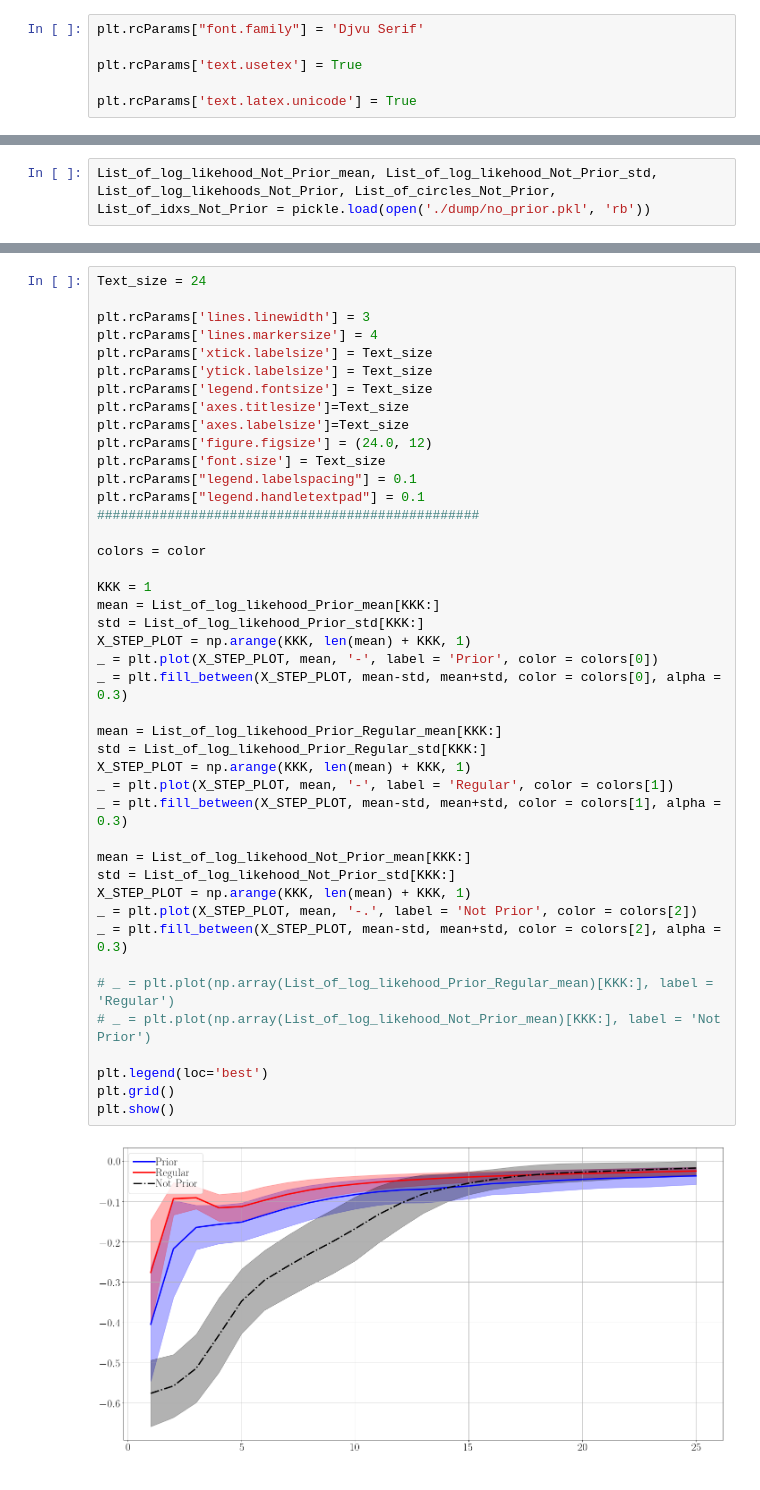
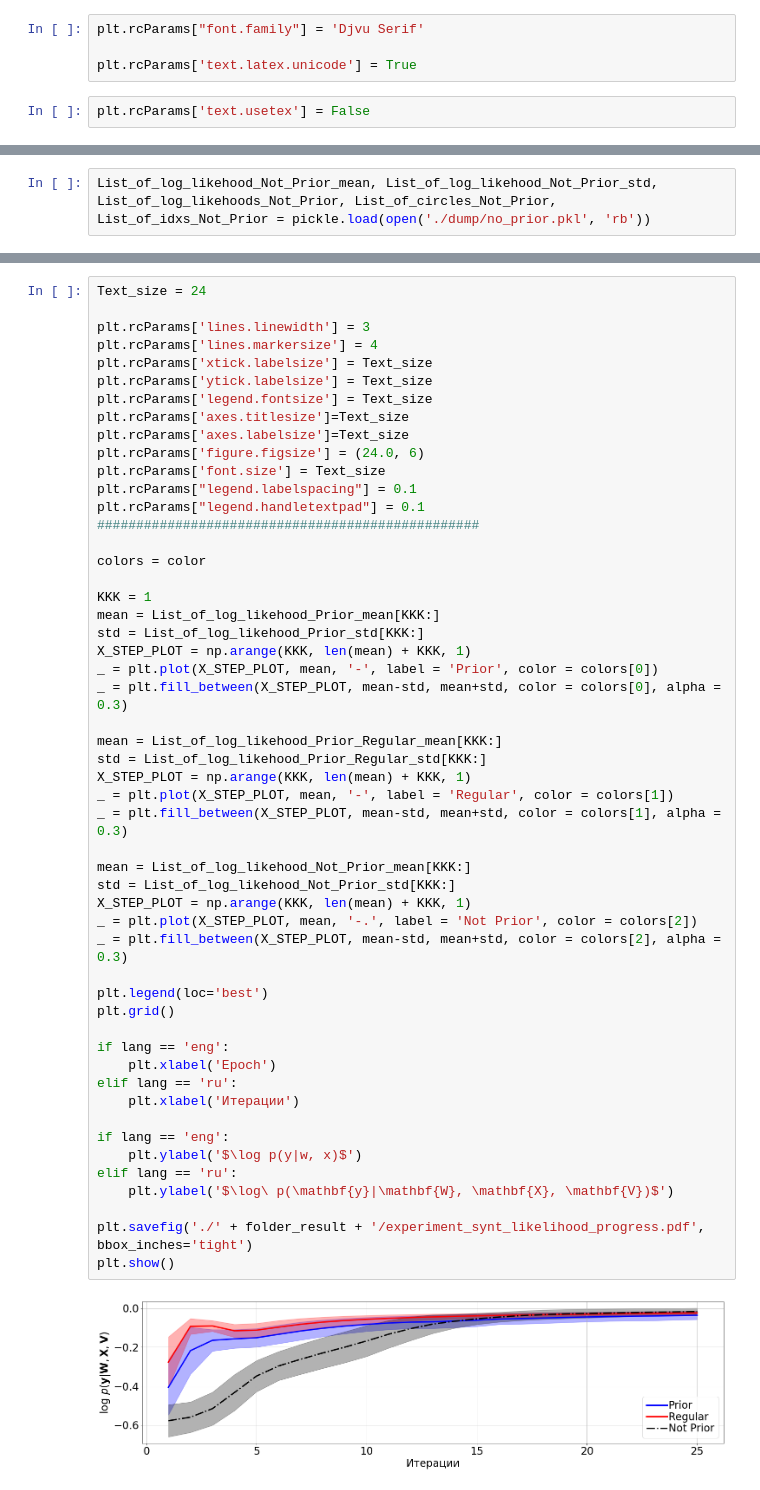
Before and after one commit to andriygav/EMprior, a Jupyter notebook: code/graph.ipynb, the cells around one changed output, grey strips where cells are left out. Saved outputs shown, nothing was run; the diff lists cells and outputs as text.

Commit message:
add experiment with noise

```diff
--- a/code/graph.ipynb
+++ b/code/graph.ipynb
@@ -36,9 +36,9 @@ folder_result = 'result'
 # %%
 plt.rcParams["font.family"] = 'Djvu Serif'
 
-plt.rcParams['text.usetex'] = True
-
 plt.rcParams['text.latex.unicode'] = True
+# %%
+plt.rcParams['text.usetex'] = False
 # %%
 plt.rcParams['text.latex.preamble'] = [r'\usepackage[utf8x]{inputenc}',
                                        r'\usepackage[english,russian]{babel}',
@@ -1108,38 +1066,47 @@ plt.rcParams['ytick.labelsize'] = Text_size
 plt.rcParams['legend.fontsize'] = Text_size
 plt.rcParams['axes.titlesize']=Text_size
 plt.rcParams['axes.labelsize']=Text_size
-plt.rcParams['figure.figsize'] = (24.0, 12)
+plt.rcParams['figure.figsize'] = (24.0, 6)
 plt.rcParams['font.size'] = Text_size
 plt.rcParams["legend.labelspacing"] = 0.1
 plt.rcParams["legend.handletextpad"] = 0.1
 #################################################
 
 colors = color
 
 KKK = 1
 mean = List_of_log_likehood_Prior_mean[KKK:]
 std = List_of_log_likehood_Prior_std[KKK:]
 X_STEP_PLOT = np.arange(KKK, len(mean) + KKK, 1)
 _ = plt.plot(X_STEP_PLOT, mean, '-', label = 'Prior', color = colors[0])
 _ = plt.fill_between(X_STEP_PLOT, mean-std, mean+std, color = colors[0], alpha = 0.3)
 
 mean = List_of_log_likehood_Prior_Regular_mean[KKK:]
 std = List_of_log_likehood_Prior_Regular_std[KKK:]
 X_STEP_PLOT = np.arange(KKK, len(mean) + KKK, 1)
 _ = plt.plot(X_STEP_PLOT, mean, '-', label = 'Regular', color = colors[1])
 _ = plt.fill_between(X_STEP_PLOT, mean-std, mean+std, color = colors[1], alpha = 0.3)
 
 mean = List_of_log_likehood_Not_Prior_mean[KKK:]
 std = List_of_log_likehood_Not_Prior_std[KKK:]
 X_STEP_PLOT = np.arange(KKK, len(mean) + KKK, 1)
 _ = plt.plot(X_STEP_PLOT, mean, '-.', label = 'Not Prior', color = colors[2])
 _ = plt.fill_between(X_STEP_PLOT, mean-std, mean+std, color = colors[2], alpha = 0.3)
 
-# _ = plt.plot(np.array(List_of_log_likehood_Prior_Regular_mean)[KKK:], label = 'Regular')
-# _ = plt.plot(np.array(List_of_log_likehood_Not_Prior_mean)[KKK:], label = 'Not Prior')
-
 plt.legend(loc='best')
 plt.grid()
+
+if lang == 'eng':
+    plt.xlabel('Epoch')
+elif lang == 'ru':
+    plt.xlabel('Итерации')
+
+if lang == 'eng':
+    plt.ylabel('$\log p(y|w, x)$')
+elif lang == 'ru':
+    plt.ylabel('$\log\ p(\mathbf{y}|\mathbf{W}, \mathbf{X}, \mathbf{V})$')
+
+plt.savefig('./' + folder_result + '/experiment_synt_likelihood_progress.pdf', bbox_inches='tight')
 plt.show()
 # %% [output]
-[figure, old version]
+[figure, new version]
```
Also changed, not shown: parts of 24 cells of this notebook, 28 other files.
